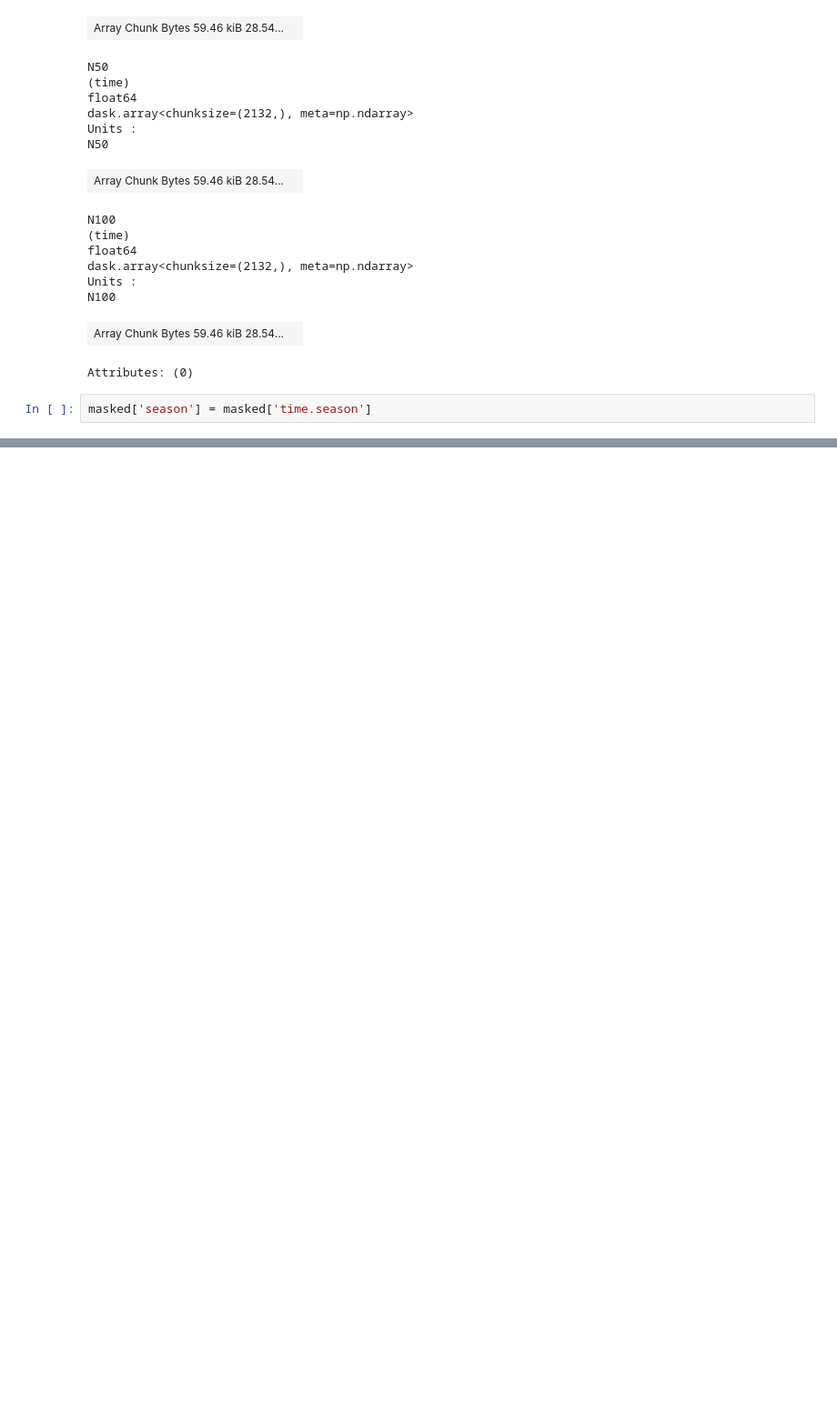
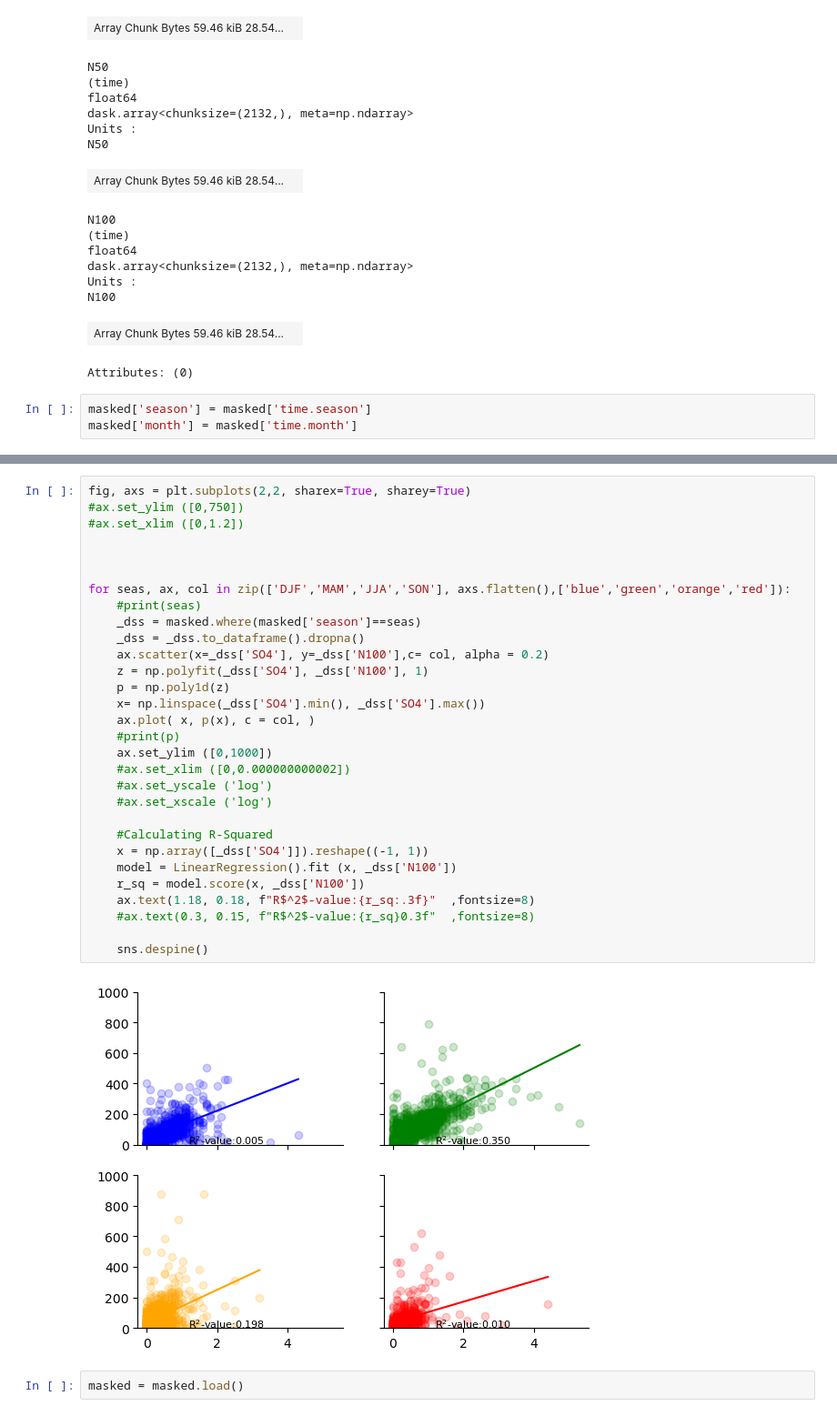
Before and after one commit to eScience-course/-Tjaernoe2022-group1, a Jupyter notebook: notebooks/Stefan/Full Sulphate Data.ipynb, the cells around one changed output, grey strips where cells are left out. Shown at 91% size. Drawn from its saved outputs; the diff is of its cells as text; blank space fills up the shorter version.

```diff
--- a/notebooks/Stefan/Full Sulphate Data.ipynb
+++ b/notebooks/Stefan/Full Sulphate Data.ipynb
@@ -983,3 +991,4 @@ N100
 Attributes: (0)
 # %%
 masked['season'] = masked['time.season']
+masked['month'] = masked['time.month']
@@ -985,0 +1041,34 @@ masked['season'] = masked['time.season']
+# %%
+fig, axs = plt.subplots(2,2, sharex=True, sharey=True)
+#ax.set_ylim ([0,750])
+#ax.set_xlim ([0,1.2])
+
+
+
+for seas, ax, col in zip(['DJF','MAM','JJA','SON'], axs.flatten(),['blue','green','orange','red']):
+    #print(seas)
+    _dss = masked.where(masked['season']==seas)
+    _dss = _dss.to_dataframe().dropna()
+    ax.scatter(x=_dss['SO4'], y=_dss['N100'],c= col, alpha = 0.2)
+    z = np.polyfit(_dss['SO4'], _dss['N100'], 1)
+    p = np.poly1d(z)
+    x= np.linspace(_dss['SO4'].min(), _dss['SO4'].max())
+    ax.plot( x, p(x), c = col, )
+    #print(p)
+    ax.set_ylim ([0,1000])
+    #ax.set_xlim ([0,0.000000000002])
+    #ax.set_yscale ('log')
+    #ax.set_xscale ('log')
+
+    #Calculating R-Squared
+    x = np.array([_dss['SO4']]).reshape((-1, 1))
+    model = LinearRegression().fit (x, _dss['N100'])
+    r_sq = model.score(x, _dss['N100'])
+    ax.text(1.18, 0.18, f"R$^2$-value:{r_sq:.3f}"  ,fontsize=8)
+    #ax.text(0.3, 0.15, f"R$^2$-value:{r_sq}0.3f"  ,fontsize=8)
+
+    sns.despine()
+# %% [output]
+[figure, added]
+# %%
+masked = masked.load()
```
Also changed, not shown: parts of 5 cells of this notebook, 3 other files.
